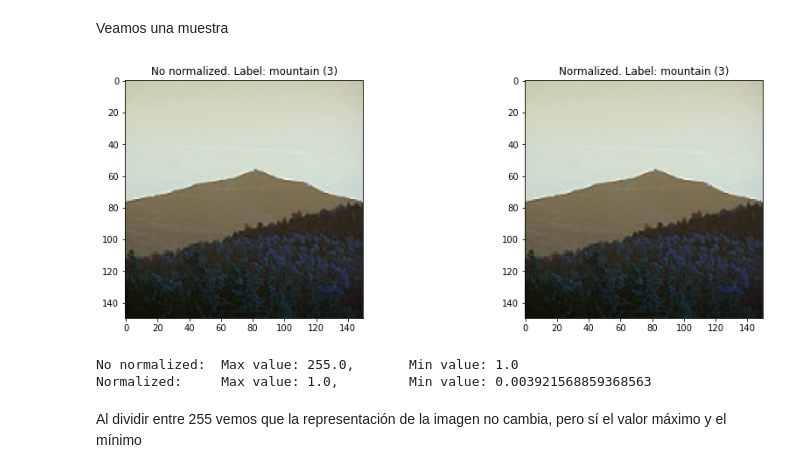
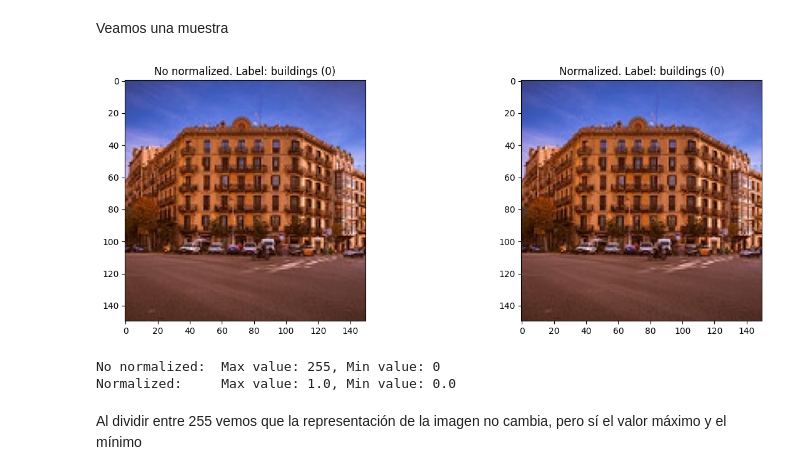
Before and after one commit to maximofn/Curso_Pytorch, a Jupyter notebook: 04 Redes convolucionales/14 Normalizacion de las imágenes.ipynb, the cells around one changed output. Saved outputs shown, nothing was run; the diff lists cells and outputs as text; code cells hidden in the pictures.

```diff
--- a/04 Redes convolucionales/14 Normalizacion de las imágenes.ipynb
+++ b/04 Redes convolucionales/14 Normalizacion de las imágenes.ipynb
@@ -121,24 +121,29 @@ Veamos una muestra
 # %%
 import numpy as np
 import matplotlib.pyplot as plt
 
+np.random.seed(10)
 idx = np.random.randint(0, len(ds_train_255))
 sample_img, sample_img_norm, sample_label = ds_train_255[idx]
 
 key = [k for k, v in classes.items() if v == sample_label][0]
 
 fig, ax = plt.subplots(1, 2, figsize=(15, 5))
-ax[0].imshow(sample_img.permute(1, 2, 0).numpy().astype(np.uint8))
+sample_img = sample_img.permute(1, 2, 0).numpy().astype(np.uint8)
+sample_img = cv2.cvtColor(sample_img, cv2.COLOR_BGR2RGB)
+ax[0].imshow(sample_img)
 ax[0].set_title(f"No normalized. Label: {key} ({sample_label})")
-ax[1].imshow(sample_img_norm.permute(1, 2, 0).numpy())
+sample_img_norm = sample_img_norm.permute(1, 2, 0).numpy()
+sample_img_norm = cv2.cvtColor(sample_img_norm, cv2.COLOR_BGR2RGB)
+ax[1].imshow(sample_img_norm)
 ax[1].set_title(f"Normalized. Label: {key} ({sample_label})")
 plt.show()
 print(f"No normalized:\tMax value: {sample_img.max()},\tMin value: {sample_img.min()}")
-print(f"Normalized:\tMax value: {sample_img_norm.max()},\t\tMin value: {sample_img_norm.min()}")
+print(f"Normalized:\tMax value: {sample_img_norm.max()},\tMin value: {sample_img_norm.min()}")
 # %% [output]
-[figure, old version]
+[figure, new version]
-No normalized:  Max value: 255.0,       Min value: 1.0
-Normalized:     Max value: 1.0,         Min value: 0.003921568859368563
+No normalized:  Max value: 255, Min value: 0
+Normalized:     Max value: 1.0, Min value: 0.0
 # %% [markdown]
 Al dividir entre 255 vemos que la representación de la imagen no cambia, pero sí el valor máximo y el mínimo
 # %% [markdown]
```
Also changed, not shown: parts of 8 cells of this notebook, 19 other files.
